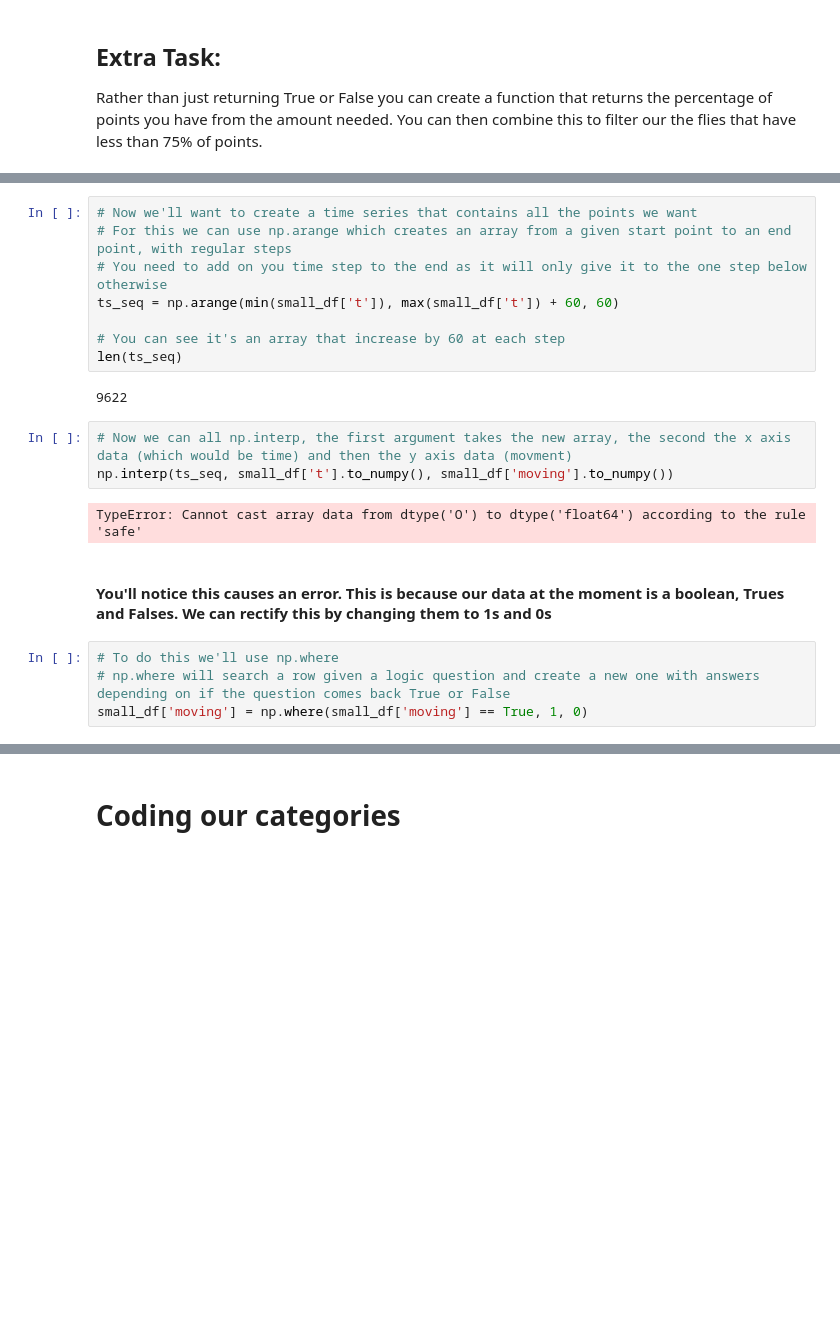
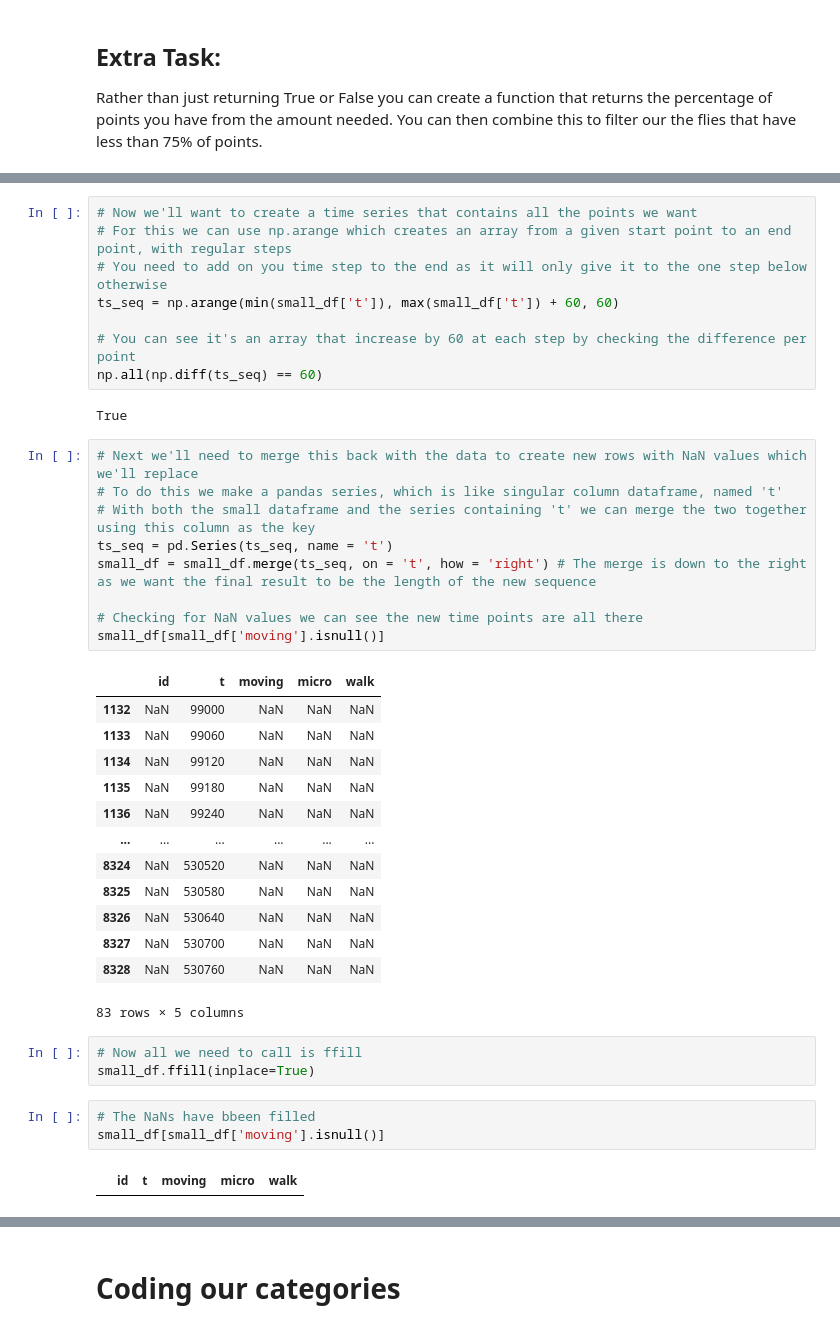
Before and after one commit to ImperialCollegeLondon/ReCoDE-HMMs-for-the-discovery-of-behavioural-states, a Jupyter notebook: notebooks/2a_Cleaning_your_data.ipynb, the cells around one changed output, grey strips where cells are left out. Saved outputs shown, nothing was run; the diff lists cells and outputs as text; blank space fills up the shorter version.

```diff
--- a/notebooks/2a_Cleaning_your_data.ipynb
+++ b/notebooks/2a_Cleaning_your_data.ipynb
@@ -341,18 +326,38 @@ small_df
 # You need to add on you time step to the end as it will only give it to the one step below otherwise
 ts_seq = np.arange(min(small_df['t']), max(small_df['t']) + 60, 60)
 
-# You can see it's an array that increase by 60 at each step
-len(ts_seq)
+# You can see it's an array that increase by 60 at each step by checking the difference per point
+np.all(np.diff(ts_seq) == 60)
 # %% [output]
-9622
+True
-# %%
-# Now we can all np.interp, the first argument takes the new array, the second the x axis data (which would be time) and then the y axis data (movment)
-np.interp(ts_seq, small_df['t'].to_numpy(), small_df['moving'].to_numpy())
-# %% [output]
-TypeError: Cannot cast array data from dtype('O') to dtype('float64') according to the rule 'safe'
-# %% [markdown]
-####  You'll notice this causes an error. This is because our data at the moment is a boolean, Trues and Falses. We can rectify this by changing them to 1s and 0s
-# %%
-# To do this we'll use np.where
-# np.where will search a row given a logic question and create a new one with answers depending on if the question comes back True or False
-small_df['moving'] = np.where(small_df['moving'] == True, 1, 0)
+# %%
+# Next we'll need to merge this back with the data to create new rows with NaN values which we'll replace
+# To do this we make a pandas series, which is like singular column dataframe, named 't'
+# With both the small dataframe and the series containing 't' we can merge the two together using this column as the key
+ts_seq = pd.Series(ts_seq, name = 't')
+small_df = small_df.merge(ts_seq, on = 't', how = 'right') # The merge is down to the right as we want the final result to be the length of the new sequence
+
+# Checking for NaN values we can see the new time points are all there
+small_df[small_df['moving'].isnull()]
+# %% [output]
+|  | id | t | moving | micro | walk |
+| 1132 | NaN | 99000 | NaN | NaN | NaN |
+| 1133 | NaN | 99060 | NaN | NaN | NaN |
+| 1134 | NaN | 99120 | NaN | NaN | NaN |
+| 1135 | NaN | 99180 | NaN | NaN | NaN |
+| 1136 | NaN | 99240 | NaN | NaN | NaN |
+| ... | ... | ... | ... | ... | ... |
+| 8324 | NaN | 530520 | NaN | NaN | NaN |
+| 8325 | NaN | 530580 | NaN | NaN | NaN |
+| 8326 | NaN | 530640 | NaN | NaN | NaN |
+| 8327 | NaN | 530700 | NaN | NaN | NaN |
+| 8328 | NaN | 530760 | NaN | NaN | NaN |
+83 rows × 5 columns
+# %%
+# Now all we need to call is ffill
+small_df.ffill(inplace=True)
+# %%
+# The NaNs have bbeen filled
+small_df[small_df['moving'].isnull()]
+# %% [output]
+|  | id | t | moving | micro | walk |
```
Also changed, not shown: parts of 41 cells of this notebook, 2 other files.
